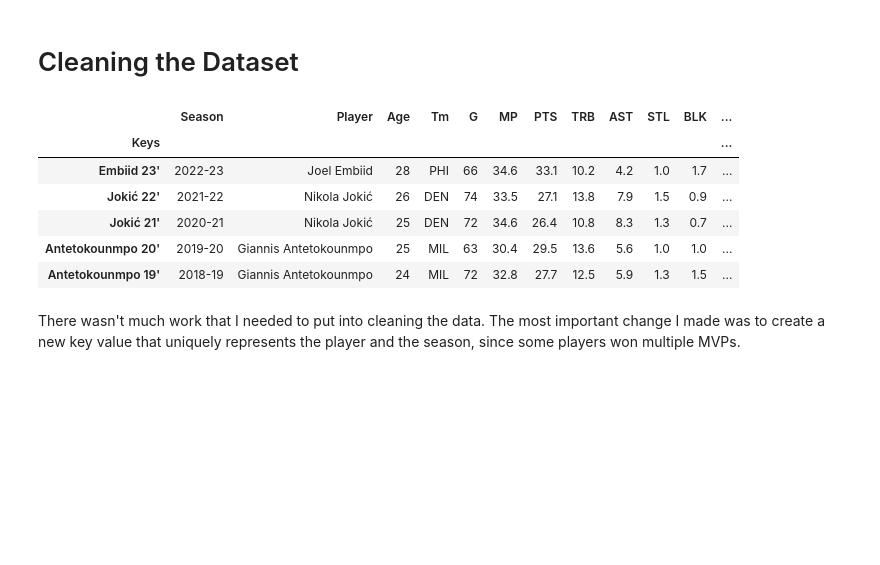
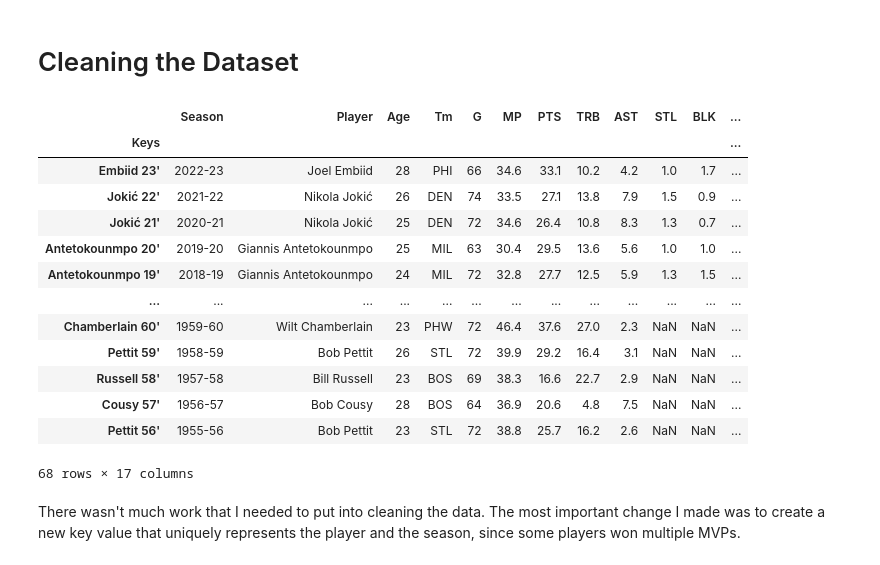
Before and after one commit to BrandonYChan/Data-Visualization-Project, a Jupyter notebook: MVP.ipynb, the cells around one changed output. Cells and saved outputs as stored; diff of their text form; code cells hidden in the pictures; blank space fills up the shorter version.

```diff
--- a/MVP.ipynb
+++ b/MVP.ipynb
@@ -18,26 +17,33 @@ from matplotlib.lines import Line2D
 # %%
 # Import the dataset and skip the first row
 URL="https://raw.githubusercontent.com/BrandonYChan/Data-Visualization-Project/main/MVP.csv"
-MVP= pd.read_csv(URL, skiprows=1, skipfooter=1, engine='python')
+MVP= pd.read_csv(URL, skiprows=1, skipfooter=1)
 #source: basketballreference.com (Added to our GitHub)
 
 # Remove unnecessary columns
 MVP.drop(columns=['-9999', 'Voting', 'Lg'], inplace=True)
 
 # Regex to split the season into start and end date
 MVP['Keys']=MVP['Player'].str.split(' ', n=1, expand=True).iloc[:,1]
 MVP['Keys']=MVP['Keys'] + ' ' + MVP['Season'].apply(lambda x:x[-2:]) + "'"
 MVP.set_index(MVP['Keys'], inplace=True)
 
-MVP.head(5)
+MVP
 # %% [output]
 |  | Season | Player | Age | Tm | G | MP | PTS | TRB | AST | STL | BLK | ... |
 | Keys |  |  |  |  |  |  |  |  |  |  |  | ... |
 | Embiid 23' | 2022-23 | Joel Embiid | 28 | PHI | 66 | 34.6 | 33.1 | 10.2 | 4.2 | 1.0 | 1.7 | ... |
 | Jokić 22' | 2021-22 | Nikola Jokić | 26 | DEN | 74 | 33.5 | 27.1 | 13.8 | 7.9 | 1.5 | 0.9 | ... |
 | Jokić 21' | 2020-21 | Nikola Jokić | 25 | DEN | 72 | 34.6 | 26.4 | 10.8 | 8.3 | 1.3 | 0.7 | ... |
 | Antetokounmpo 20' | 2019-20 | Giannis Antetokounmpo | 25 | MIL | 63 | 30.4 | 29.5 | 13.6 | 5.6 | 1.0 | 1.0 | ... |
 | Antetokounmpo 19' | 2018-19 | Giannis Antetokounmpo | 24 | MIL | 72 | 32.8 | 27.7 | 12.5 | 5.9 | 1.3 | 1.5 | ... |
+| ... | ... | ... | ... | ... | ... | ... | ... | ... | ... | ... | ... | ... |
+| Chamberlain 60' | 1959-60 | Wilt Chamberlain | 23 | PHW | 72 | 46.4 | 37.6 | 27.0 | 2.3 | NaN | NaN | ... |
+| Pettit 59' | 1958-59 | Bob Pettit | 26 | STL | 72 | 39.9 | 29.2 | 16.4 | 3.1 | NaN | NaN | ... |
+| Russell 58' | 1957-58 | Bill Russell | 23 | BOS | 69 | 38.3 | 16.6 | 22.7 | 2.9 | NaN | NaN | ... |
+| Cousy 57' | 1956-57 | Bob Cousy | 28 | BOS | 64 | 36.9 | 20.6 | 4.8 | 7.5 | NaN | NaN | ... |
+| Pettit 56' | 1955-56 | Bob Pettit | 23 | STL | 72 | 38.8 | 25.7 | 16.2 | 2.6 | NaN | NaN | ... |
+68 rows × 17 columns
 # %% [markdown]
 There wasn't much work that I needed to put into cleaning the data. The most important change I made was to create a new key value that uniquely represents the player and the season, since some players won multiple MVPs.
 # %% [markdown]
```
Also changed, not shown: parts of 8 cells of this notebook.
